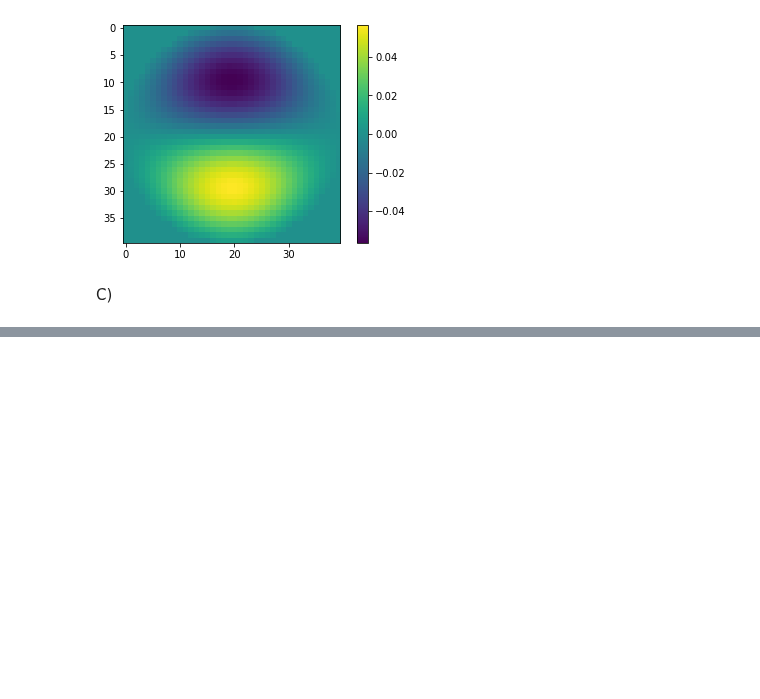
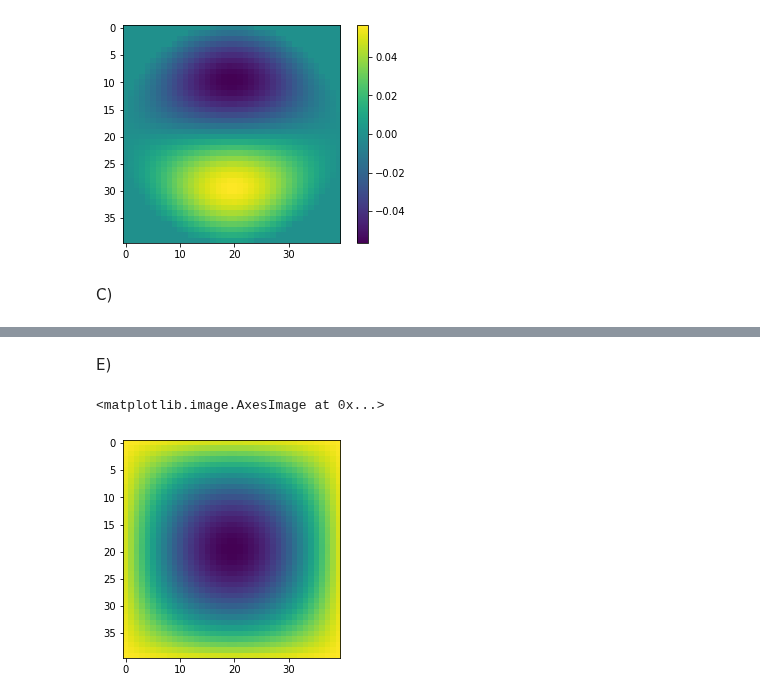
Before and after one commit to karellempes/ScieComp, a Jupyter notebook: Assignment 3/3.1Eigen modes of drums of different shapes.ipynb, the cells around one changed output, grey strips where cells are left out. Drawn from its saved outputs; the diff is of its cells as text; code cells hidden in the pictures; blank space fills up the shorter version.

```diff
--- a/Assignment 3/3.1Eigen modes of drums of different shapes.ipynb
+++ b/Assignment 3/3.1Eigen modes of drums of different shapes.ipynb
@@ -174,0 +223,11 @@ print("--- %s seconds ---" % (time.time() - start_time))
+# %% [markdown]
+E)
+# %%
+eigen, vector = linalg.eigh(M_squ)
+l = np.min(abs(eigen))
+v = vector[:,np.argmin(abs(eigen))]
+v = np.reshape(v, (N,N))
+plt.imshow(v)
+# %% [output]
+<matplotlib.image.AxesImage at 0x...>
+[figure, added]
```
Also changed, not shown: parts of 17 cells of this notebook.
